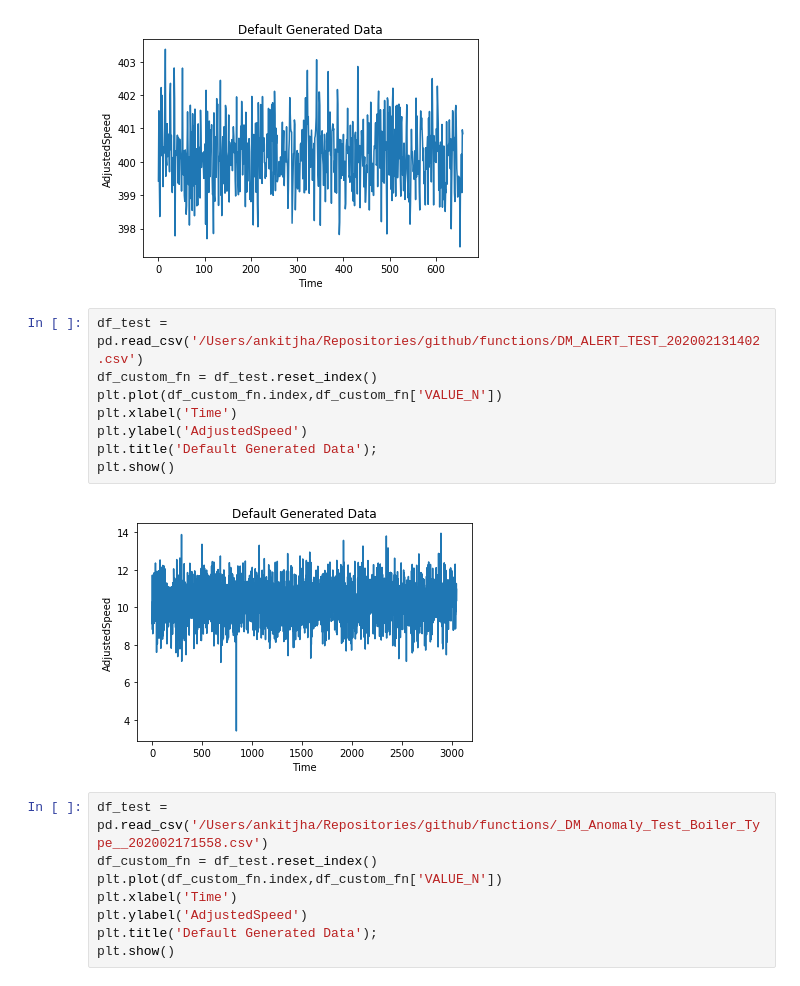
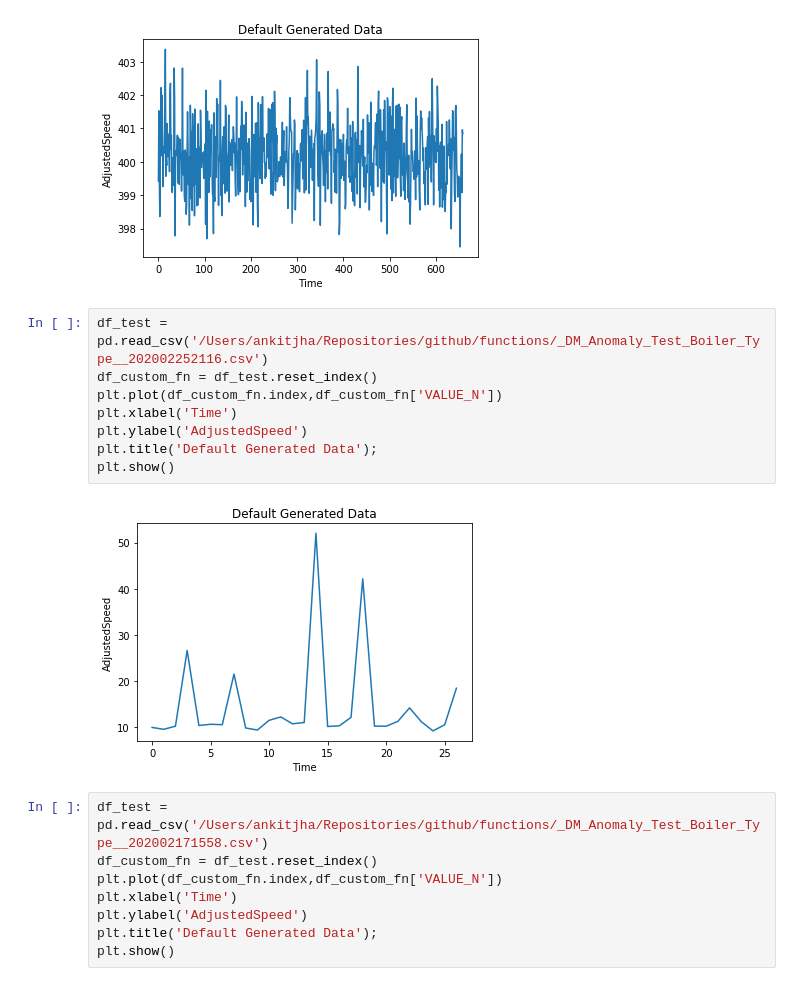
Before and after one commit to ankit-jha/agots, a Jupyter notebook: examples/AnomalyGenerators.ipynb, the cells around one changed output. Drawn from its saved outputs; the diff is of its cells as text.

```diff
--- a/examples/AnomalyGenerators.ipynb
+++ b/examples/AnomalyGenerators.ipynb
@@ -308,15 +794,15 @@ plt.show()
 # %% [output]
 [figure]
 # %%
-df_test = pd.read_csv('/Users/ankitjha/Repositories/github/functions/DM_ALERT_TEST_202002131402.csv')
+df_test = pd.read_csv('/Users/ankitjha/Repositories/github/functions/_DM_Anomaly_Test_Boiler_Type__202002252116.csv')
 df_custom_fn = df_test.reset_index()
 plt.plot(df_custom_fn.index,df_custom_fn['VALUE_N'])
 plt.xlabel('Time')
 plt.ylabel('AdjustedSpeed')
 plt.title('Default Generated Data');
 plt.show()
 # %% [output]
-[figure, old version]
+[figure, new version]
 # %%
 df_test = pd.read_csv('/Users/ankitjha/Repositories/github/functions/_DM_Anomaly_Test_Boiler_Type__202002171558.csv')
 df_custom_fn = df_test.reset_index()
```
Also changed, not shown: parts of 8 cells of this notebook.
